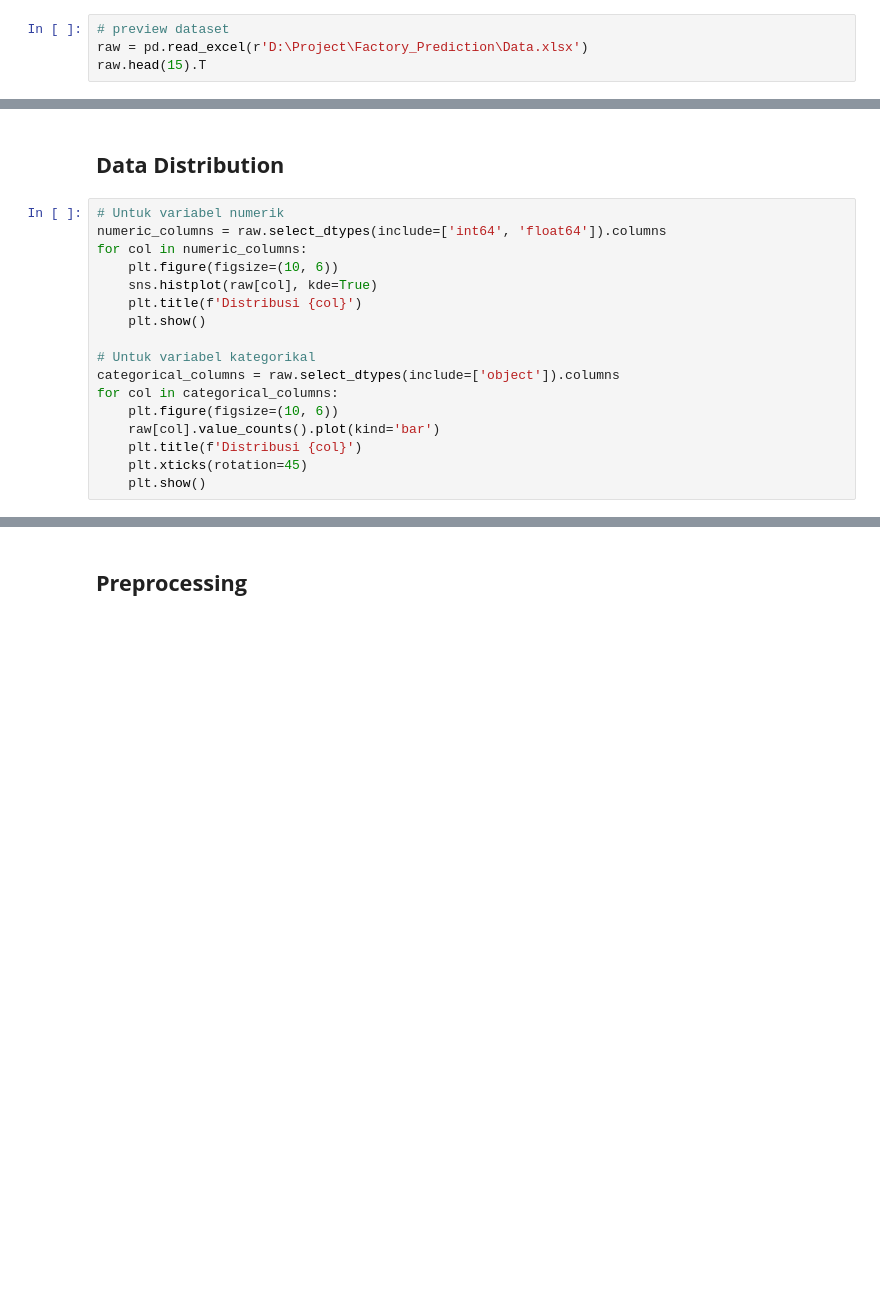
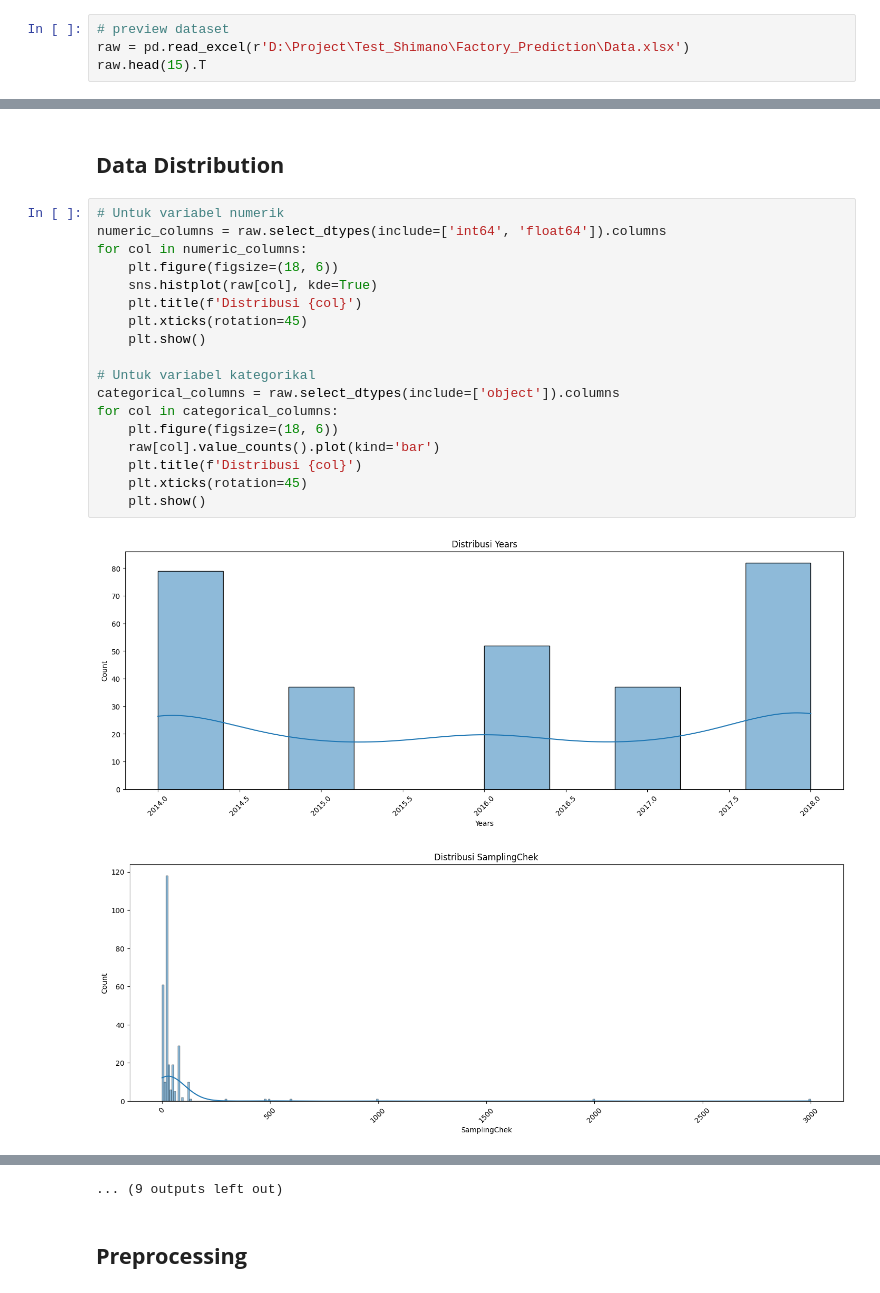
Before and after one commit to beemabee/Factory_Prediction, a Jupyter notebook: src/training.ipynb, the cells around one changed output, grey strips where cells are left out. Drawn from its saved outputs; the diff is of its cells as text; blank space fills up the shorter version.

```diff
--- a/src/training.ipynb
+++ b/src/training.ipynb
@@ -39,7 +40,7 @@ pd.set_option('display.max_column', 30)
 ## **Load Dataset**
 # %%
 # preview dataset
-raw = pd.read_excel(r'D:\Project\Factory_Prediction\Data.xlsx')
+raw = pd.read_excel(r'D:\Project\Test_Shimano\Factory_Prediction\Data.xlsx')
 raw.head(15).T
 # %% [output]
 |  | 0 | 1 | 2 | 3 | 4 | 5 | 6 | 7 | 8 | 9 | 10 | ... |
@@ -139,17 +140,21 @@ Unique values in column 'Shift':
 # %%
 # Untuk variabel numerik
 numeric_columns = raw.select_dtypes(include=['int64', 'float64']).columns
 for col in numeric_columns:
-    plt.figure(figsize=(10, 6))
+    plt.figure(figsize=(18, 6))
     sns.histplot(raw[col], kde=True)
     plt.title(f'Distribusi {col}')
+    plt.xticks(rotation=45)
     plt.show()
 
 # Untuk variabel kategorikal
 categorical_columns = raw.select_dtypes(include=['object']).columns
 for col in categorical_columns:
-    plt.figure(figsize=(10, 6))
+    plt.figure(figsize=(18, 6))
     raw[col].value_counts().plot(kind='bar')
     plt.title(f'Distribusi {col}')
     plt.xticks(rotation=45)
     plt.show()
+# %% [output]
+[figure, added]
+[figure, added]
@@ -156,3 +171,4 @@ for col in categorical_columns:
+... (9 outputs left out)
 # %% [markdown]
 ## **Preprocessing**
 # %% [markdown]
```
Also changed, not shown: parts of 34 cells of this notebook, 4 other files.
